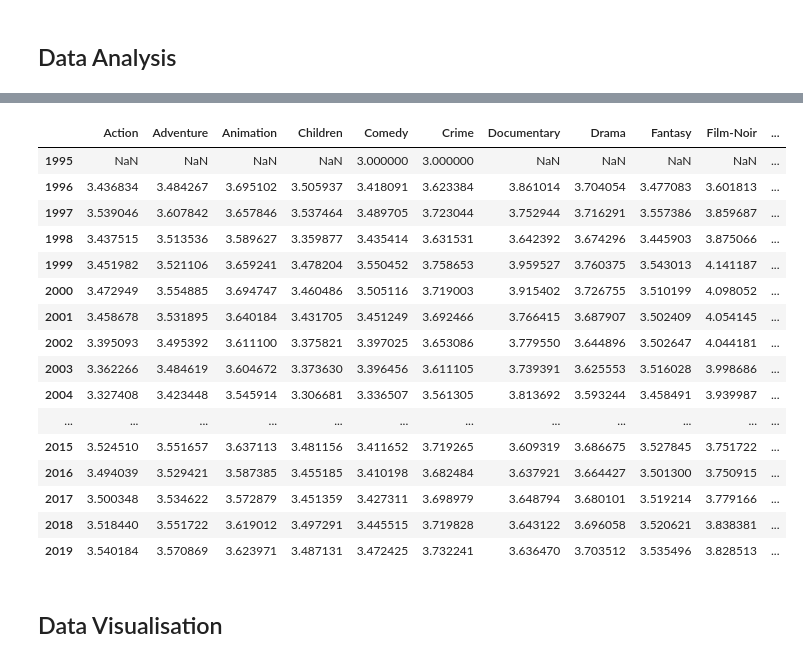
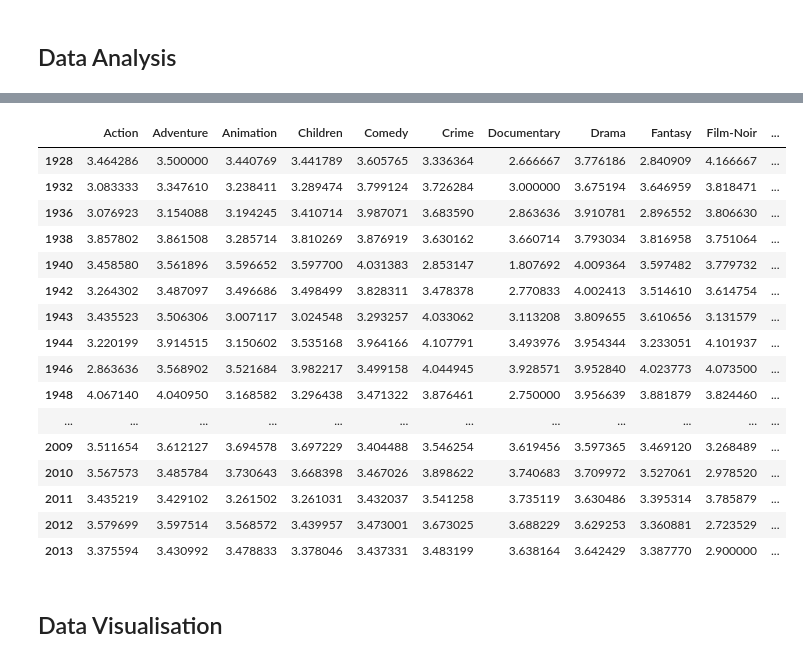
Before and after one commit to JoaoMeneghini/Data_Science_Projects, a Jupyter notebook: MiniProject_PfDS_Course/Analysing Movies.ipynb, the cells around one changed output, grey strips where cells are left out. Cells and saved outputs as stored; diff of their text form; code cells hidden in the pictures.

```diff
--- a/MiniProject_PfDS_Course/Analysing Movies.ipynb
+++ b/MiniProject_PfDS_Course/Analysing Movies.ipynb
@@ -136,20 +176,0 @@ for genre in unique_genres:
-# %%
-avg_rating_over_year
-# %% [output]
-|  | Action | Adventure | Animation | Children | Comedy | Crime | Documentary | Drama | Fantasy | Film-Noir | ... |
-| 1995 | NaN | NaN | NaN | NaN | 3.000000 | 3.000000 | NaN | NaN | NaN | NaN | ... |
-| 1996 | 3.436834 | 3.484267 | 3.695102 | 3.505937 | 3.418091 | 3.623384 | 3.861014 | 3.704054 | 3.477083 | 3.601813 | ... |
-| 1997 | 3.539046 | 3.607842 | 3.657846 | 3.537464 | 3.489705 | 3.723044 | 3.752944 | 3.716291 | 3.557386 | 3.859687 | ... |
-| 1998 | 3.437515 | 3.513536 | 3.589627 | 3.359877 | 3.435414 | 3.631531 | 3.642392 | 3.674296 | 3.445903 | 3.875066 | ... |
-| 1999 | 3.451982 | 3.521106 | 3.659241 | 3.478204 | 3.550452 | 3.758653 | 3.959527 | 3.760375 | 3.543013 | 4.141187 | ... |
-| 2000 | 3.472949 | 3.554885 | 3.694747 | 3.460486 | 3.505116 | 3.719003 | 3.915402 | 3.726755 | 3.510199 | 4.098052 | ... |
-| 2001 | 3.458678 | 3.531895 | 3.640184 | 3.431705 | 3.451249 | 3.692466 | 3.766415 | 3.687907 | 3.502409 | 4.054145 | ... |
-| 2002 | 3.395093 | 3.495392 | 3.611100 | 3.375821 | 3.397025 | 3.653086 | 3.779550 | 3.644896 | 3.502647 | 4.044181 | ... |
-| 2003 | 3.362266 | 3.484619 | 3.604672 | 3.373630 | 3.396456 | 3.611105 | 3.739391 | 3.625553 | 3.516028 | 3.998686 | ... |
-| 2004 | 3.327408 | 3.423448 | 3.545914 | 3.306681 | 3.336507 | 3.561305 | 3.813692 | 3.593244 | 3.458491 | 3.939987 | ... |
-| ... | ... | ... | ... | ... | ... | ... | ... | ... | ... | ... | ... |
-| 2015 | 3.524510 | 3.551657 | 3.637113 | 3.481156 | 3.411652 | 3.719265 | 3.609319 | 3.686675 | 3.527845 | 3.751722 | ... |
-| 2016 | 3.494039 | 3.529421 | 3.587385 | 3.455185 | 3.410198 | 3.682484 | 3.637921 | 3.664427 | 3.501300 | 3.750915 | ... |
-| 2017 | 3.500348 | 3.534622 | 3.572879 | 3.451359 | 3.427311 | 3.698979 | 3.648794 | 3.680101 | 3.519214 | 3.779166 | ... |
-| 2018 | 3.518440 | 3.551722 | 3.619012 | 3.497291 | 3.445515 | 3.719828 | 3.643122 | 3.696058 | 3.520621 | 3.838381 | ... |
-| 2019 | 3.540184 | 3.570869 | 3.623971 | 3.487131 | 3.472425 | 3.732241 | 3.636470 | 3.703512 | 3.535496 | 3.828513 | ... |
@@ -157,0 +177,20 @@ avg_rating_over_year.dropna(axis=0,inplace=True)
+# %%
+avg_rating_over_year_mean
+# %% [output]
+|  | Action | Adventure | Animation | Children | Comedy | Crime | Documentary | Drama | Fantasy | Film-Noir | ... |
+| 1928 | 3.464286 | 3.500000 | 3.440769 | 3.441789 | 3.605765 | 3.336364 | 2.666667 | 3.776186 | 2.840909 | 4.166667 | ... |
+| 1932 | 3.083333 | 3.347610 | 3.238411 | 3.289474 | 3.799124 | 3.726284 | 3.000000 | 3.675194 | 3.646959 | 3.818471 | ... |
+| 1936 | 3.076923 | 3.154088 | 3.194245 | 3.410714 | 3.987071 | 3.683590 | 2.863636 | 3.910781 | 2.896552 | 3.806630 | ... |
+| 1938 | 3.857802 | 3.861508 | 3.285714 | 3.810269 | 3.876919 | 3.630162 | 3.660714 | 3.793034 | 3.816958 | 3.751064 | ... |
+| 1940 | 3.458580 | 3.561896 | 3.596652 | 3.597700 | 4.031383 | 2.853147 | 1.807692 | 4.009364 | 3.597482 | 3.779732 | ... |
+| 1942 | 3.264302 | 3.487097 | 3.496686 | 3.498499 | 3.828311 | 3.478378 | 2.770833 | 4.002413 | 3.514610 | 3.614754 | ... |
+| 1943 | 3.435523 | 3.506306 | 3.007117 | 3.024548 | 3.293257 | 4.033062 | 3.113208 | 3.809655 | 3.610656 | 3.131579 | ... |
+| 1944 | 3.220199 | 3.914515 | 3.150602 | 3.535168 | 3.964166 | 4.107791 | 3.493976 | 3.954344 | 3.233051 | 4.101937 | ... |
+| 1946 | 2.863636 | 3.568902 | 3.521684 | 3.982217 | 3.499158 | 4.044945 | 3.928571 | 3.952840 | 4.023773 | 4.073500 | ... |
+| 1948 | 4.067140 | 4.040950 | 3.168582 | 3.296438 | 3.471322 | 3.876461 | 2.750000 | 3.956639 | 3.881879 | 3.824460 | ... |
+| ... | ... | ... | ... | ... | ... | ... | ... | ... | ... | ... | ... |
+| 2009 | 3.511654 | 3.612127 | 3.694578 | 3.697229 | 3.404488 | 3.546254 | 3.619456 | 3.597365 | 3.469120 | 3.268489 | ... |
+| 2010 | 3.567573 | 3.485784 | 3.730643 | 3.668398 | 3.467026 | 3.898622 | 3.740683 | 3.709972 | 3.527061 | 2.978520 | ... |
+| 2011 | 3.435219 | 3.429102 | 3.261502 | 3.261031 | 3.432037 | 3.541258 | 3.735119 | 3.630486 | 3.395314 | 3.785879 | ... |
+| 2012 | 3.579699 | 3.597514 | 3.568572 | 3.439957 | 3.473001 | 3.673025 | 3.688229 | 3.629253 | 3.360881 | 2.723529 | ... |
+| 2013 | 3.375594 | 3.430992 | 3.478833 | 3.378046 | 3.437331 | 3.483199 | 3.638164 | 3.642429 | 3.387770 | 2.900000 | ... |
```
Also changed, not shown: parts of 21 cells of this notebook, 1 other file.
